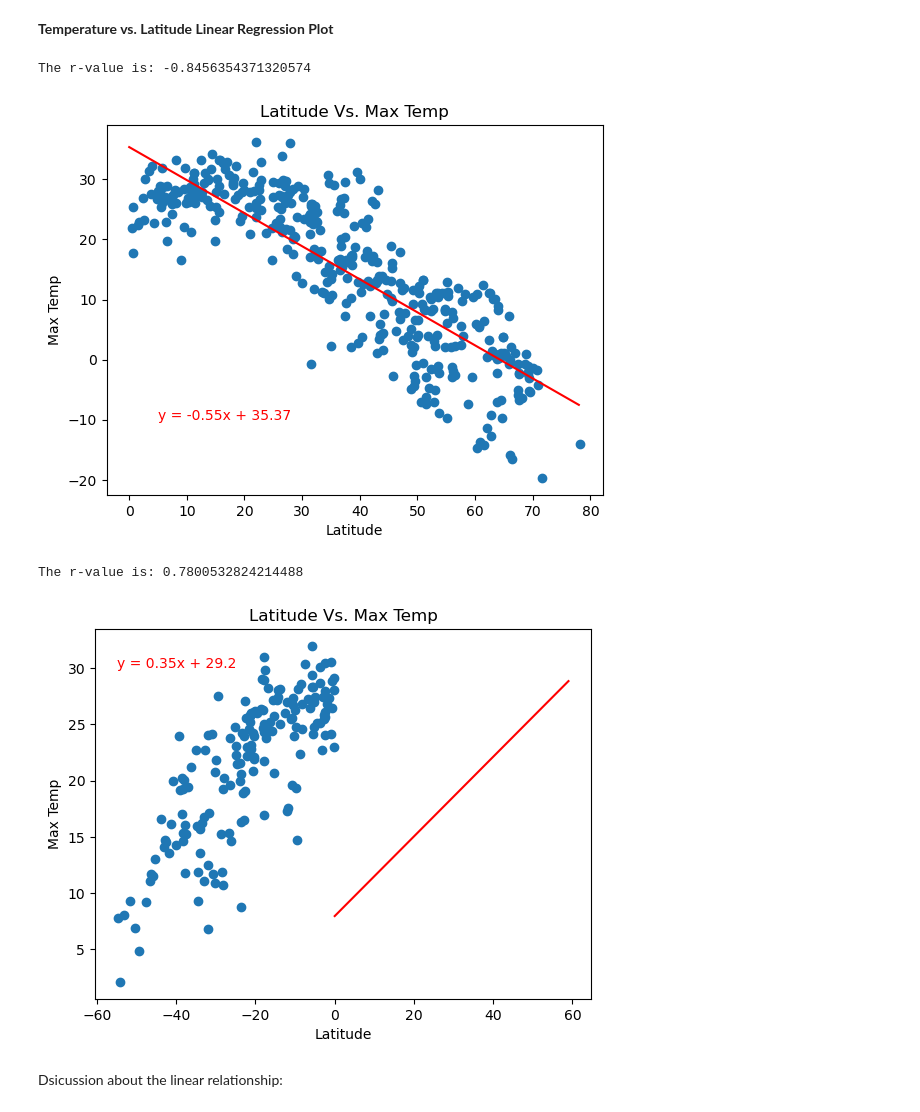
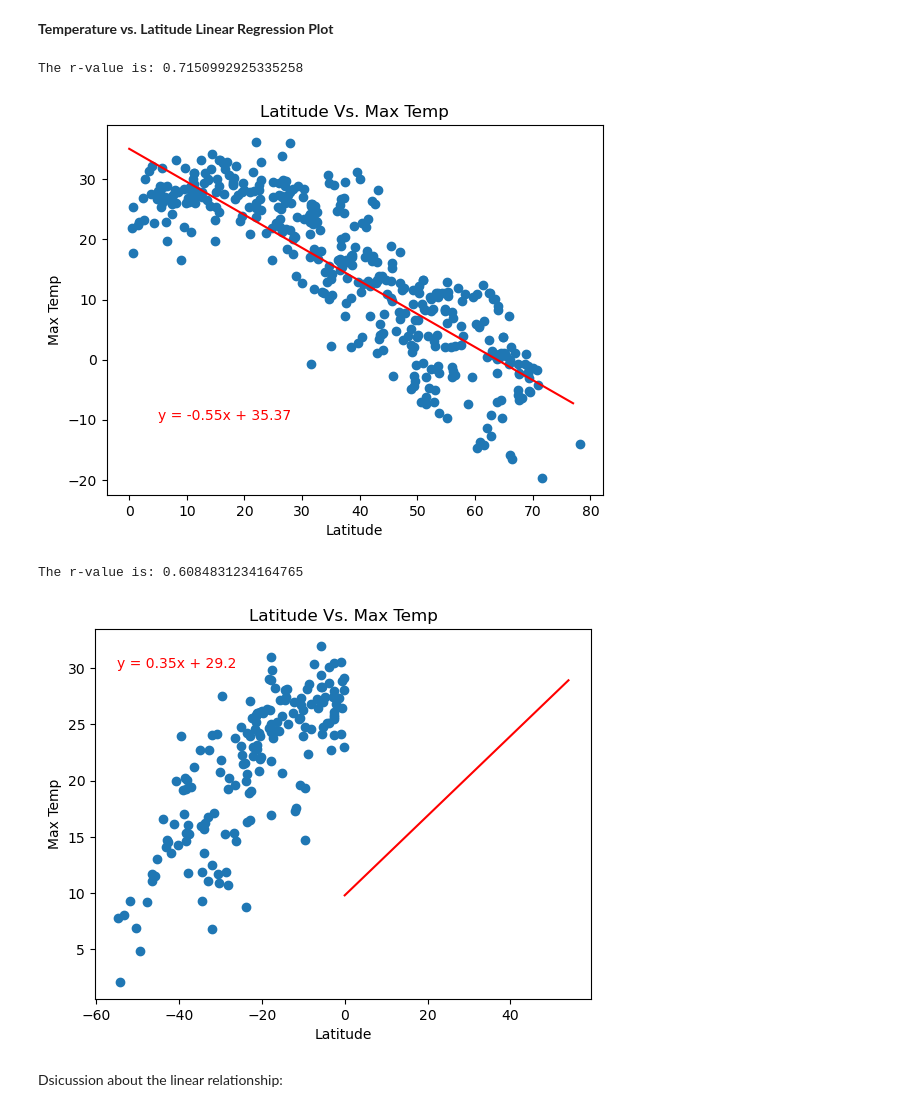
Before and after one commit to m-janssens-boop/python_api_challenge, a Jupyter notebook: WeatherPy/WeatherPy.ipynb, the cells around one changed output. Cells and saved outputs as stored; diff of their text form; code cells hidden in the pictures.

```diff
--- a/WeatherPy/WeatherPy.ipynb
+++ b/WeatherPy/WeatherPy.ipynb
@@ -262,12 +262,13 @@ plt.show()
 # %%
 # Define a function to create Linear Regression plots
 
-def l_regression(x, y, y_label, x_min, xy_annotate):
+def l_regression(x, y, y_label, xy_annotate):
 
     (slope, intercept, rvalue, pvalue, stderr) = linregress(x, y)
-    x_axis = np.arange(x_min, max(x))
+    x_axis = np.arange(min(x), max(x))
     reg_line = slope*x_axis + intercept
-    print(f"The r-value is: {rvalue}")
+    R_squared = rvalue*rvalue
+    print(f"The r-value is: {R_squared}")
     plt.scatter(x, y)
     plt.plot(reg_line, color='r')
     plt.annotate(f'y = {round(slope, 2)}x + {round(intercept, 2)}', xy_annotate, color='r')
@@ -275,7 +276,7 @@ def l_regression(x, y, y_label, x_min, xy_annotate):
     plt.xlabel('Latitude')
     plt.ylabel(f'{y_label}')
 
-    plt.savefig(f"output_data/lat_vs_{y_label}_reg.png")
+    #plt.savefig(f"output_data/lat_vs_{y_label}_reg.png")
 
     plt.show()
 # %%
@@ -318,21 +319,21 @@ n_max_temp = northern_hemi_df['Max Temp']
 x_min = 0
 xy_annotate = (5, -10)
 
-l_regression(n_lat, n_max_temp, 'Max Temp', x_min, xy_annotate)
+l_regression(n_lat, n_max_temp, 'Max Temp', xy_annotate)
 # %% [output]
-The r-value is: -0.8456354371320574
+The r-value is: 0.7150992925335258
 [figure]
 # %%
 # Linear regression on Southern Hemisphere
 s_lat = southern_hemi_df['Lat']
 s_max_temp = southern_hemi_df['Max Temp']
 x_min = -60
 xy_annotate = (-55, 30)
 
-l_regression(s_lat, s_max_temp, 'Max Temp', x_min, xy_annotate)
+l_regression(s_lat, s_max_temp, 'Max Temp', xy_annotate)
 # %% [output]
-The r-value is: 0.7800532824214488
+The r-value is: 0.6084831234164765
-[figure, old version]
+[figure, new version]
 # %% [markdown]
 Dsicussion about the linear relationship:
 # %% [markdown]
```
Also changed, not shown: 1 other file.
